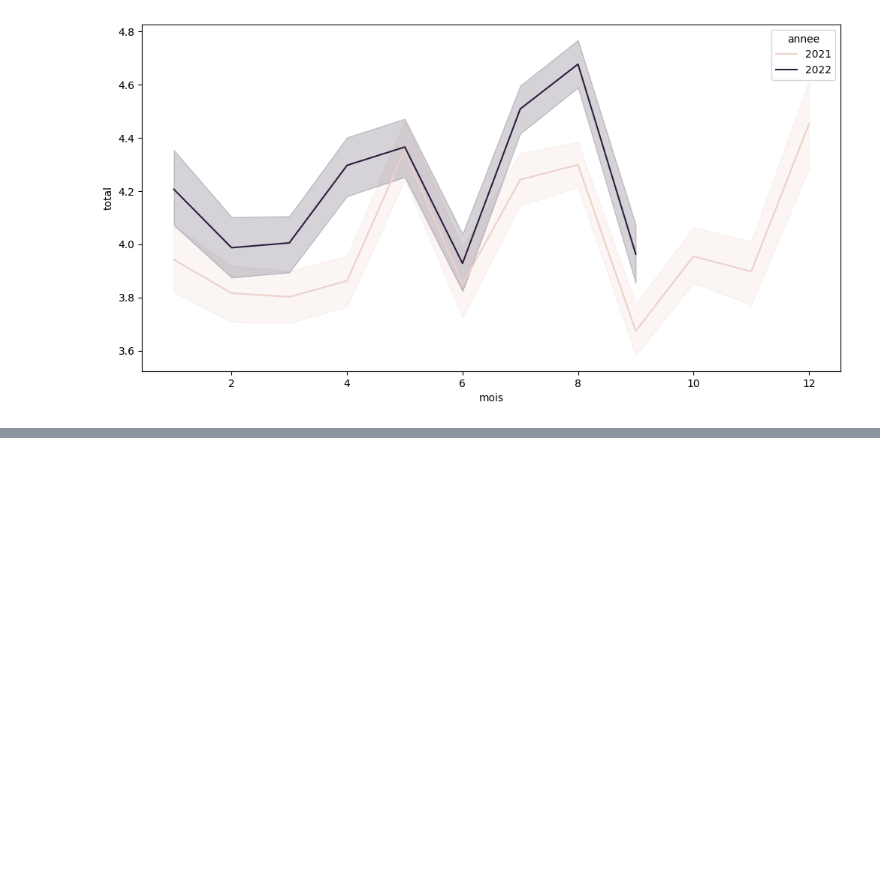
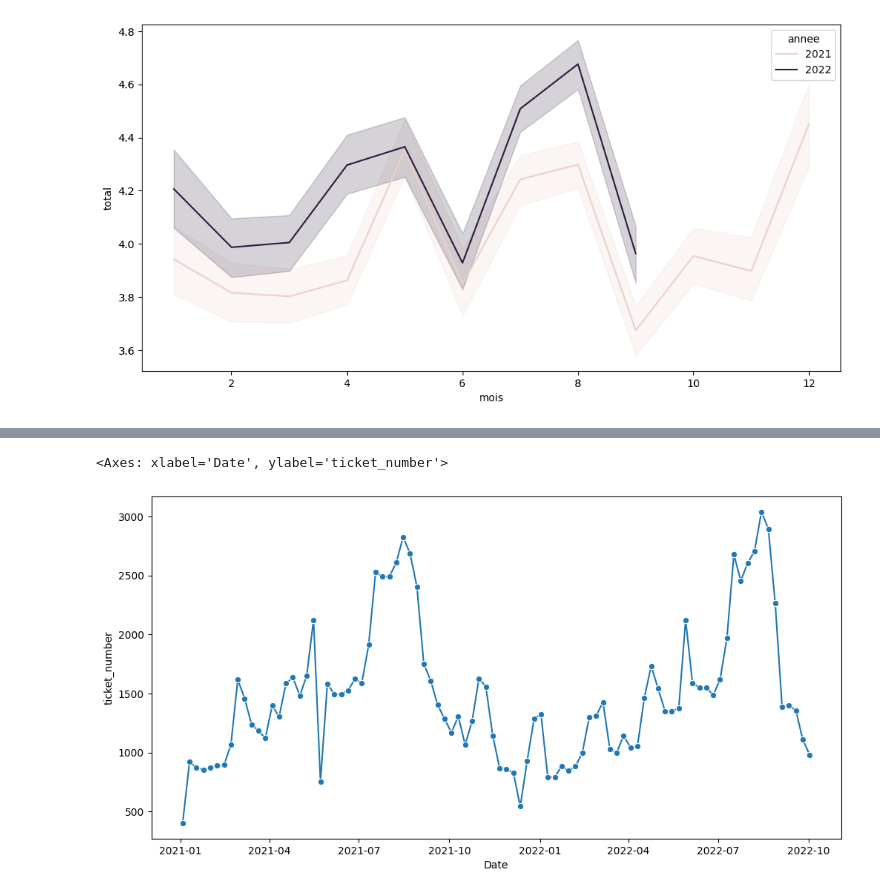
Before and after one commit to claragarciaperez9/French_bakery_forecasting, a Jupyter notebook: test.ipynb, the cells around one changed output, grey strips where cells are left out. Saved outputs shown, nothing was run; the diff lists cells and outputs as text; code cells hidden in the pictures; blank space fills up the shorter version.

```diff
--- a/test.ipynb
+++ b/test.ipynb
@@ -322,5 +355,6 @@ tickets_d = tickets.resample('D', on='Date').count()
 # %%
-tickets.resample('W', on='Date').count()
+weekly_tickets = tickets.resample('W', on='Date').count()
+weekly_tickets
 # %% [output]
 |  | ticket_number | article | Quantity | total | annee | mois | jour_semaine | heure |
 | Date |  |  |  |  |  |  |  |  |
@@ -384,0 +433,6 @@ sns.lineplot(x='mois', y='total', hue='annee', data=tickets)
+# %%
+plt.figure(figsize=(12, 6))
+sns.lineplot(x='Date', y='ticket_number', data=weekly_tickets, marker='o')
+# %% [output]
+<Axes: xlabel='Date', ylabel='ticket_number'>
+[figure, added]
```
Also changed, not shown: parts of 9 cells of this notebook.
